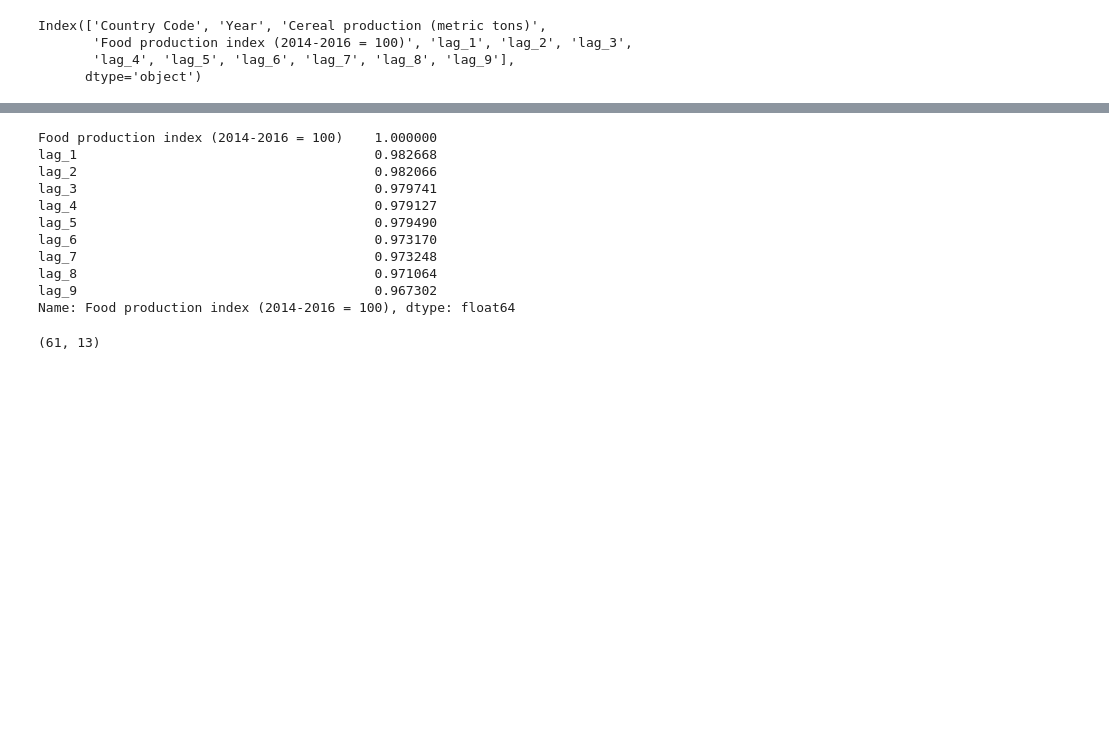
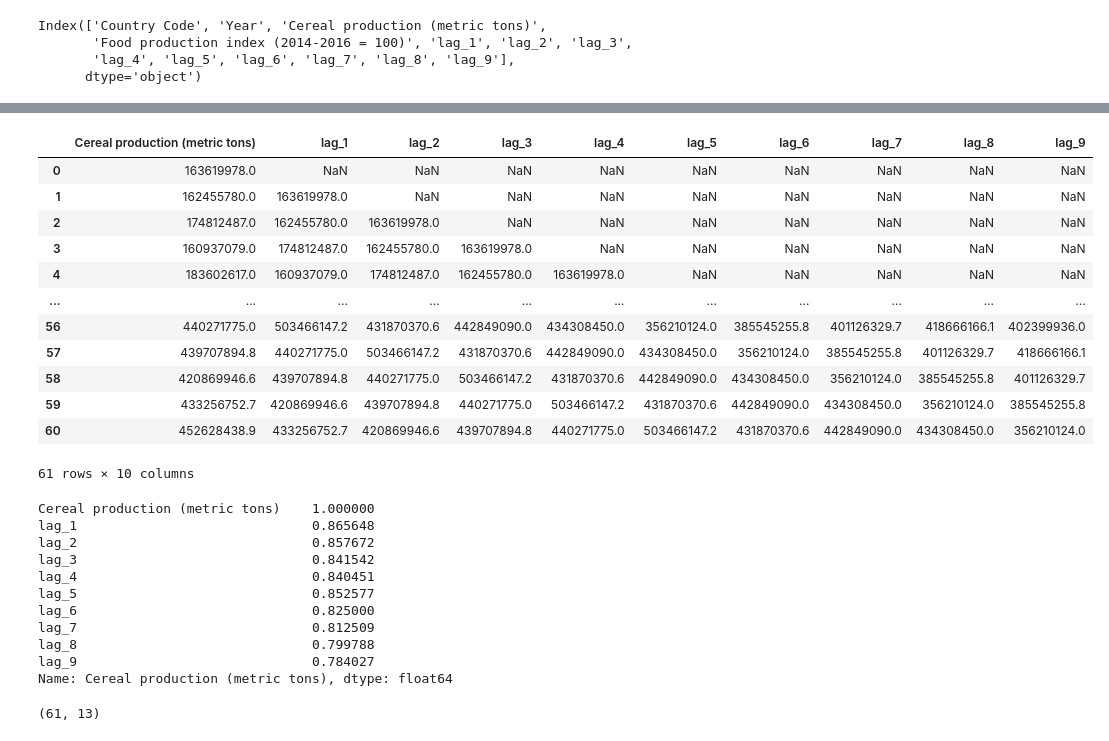
Before and after one commit to mkeohane01/food_inflation_analysis, a Jupyter notebook: notebooks/food_production.ipynb, the cells around one changed output, grey strips where cells are left out. Drawn from its saved outputs; the diff is of its cells as text; code cells hidden in the pictures; blank space fills up the shorter version.

```diff
--- a/notebooks/food_production.ipynb
+++ b/notebooks/food_production.ipynb
@@ -94,19 +116,35 @@ Index(['Country Code', 'Year', 'Cereal production (metric tons)',
+# %%
+test_df
+# %% [output]
+|  | Cereal production (metric tons) | lag_1 | lag_2 | lag_3 | lag_4 | lag_5 | lag_6 | lag_7 | lag_8 | lag_9 |
+| 0 | 163619978.0 | NaN | NaN | NaN | NaN | NaN | NaN | NaN | NaN | NaN |
+| 1 | 162455780.0 | 163619978.0 | NaN | NaN | NaN | NaN | NaN | NaN | NaN | NaN |
+| 2 | 174812487.0 | 162455780.0 | 163619978.0 | NaN | NaN | NaN | NaN | NaN | NaN | NaN |
+| 3 | 160937079.0 | 174812487.0 | 162455780.0 | 163619978.0 | NaN | NaN | NaN | NaN | NaN | NaN |
+| 4 | 183602617.0 | 160937079.0 | 174812487.0 | 162455780.0 | 163619978.0 | NaN | NaN | NaN | NaN | NaN |
+| ... | ... | ... | ... | ... | ... | ... | ... | ... | ... | ... |
+| 56 | 440271775.0 | 503466147.2 | 431870370.6 | 442849090.0 | 434308450.0 | 356210124.0 | 385545255.8 | 401126329.7 | 418666166.1 | 402399936.0 |
+| 57 | 439707894.8 | 440271775.0 | 503466147.2 | 431870370.6 | 442849090.0 | 434308450.0 | 356210124.0 | 385545255.8 | 401126329.7 | 418666166.1 |
+| 58 | 420869946.6 | 439707894.8 | 440271775.0 | 503466147.2 | 431870370.6 | 442849090.0 | 434308450.0 | 356210124.0 | 385545255.8 | 401126329.7 |
+| 59 | 433256752.7 | 420869946.6 | 439707894.8 | 440271775.0 | 503466147.2 | 431870370.6 | 442849090.0 | 434308450.0 | 356210124.0 | 385545255.8 |
+| 60 | 452628438.9 | 433256752.7 | 420869946.6 | 439707894.8 | 440271775.0 | 503466147.2 | 431870370.6 | 442849090.0 | 434308450.0 | 356210124.0 |
+61 rows × 10 columns
 # %%
-test_df=food_production.iloc[:,3:]
+
 correlation_matrix=test_df.corr()
-print(correlation_matrix['Food production index (2014-2016 = 100)'])
+print(correlation_matrix['Cereal production (metric tons)'])
 # %% [output]
-Food production index (2014-2016 = 100)    1.000000
-lag_1                                      0.982668
-lag_2                                      0.982066
-lag_3                                      0.979741
-lag_4                                      0.979127
-lag_5                                      0.979490
-lag_6                                      0.973170
-lag_7                                      0.973248
-lag_8                                      0.971064
-lag_9                                      0.967302
-Name: Food production index (2014-2016 = 100), dtype: float64
+Cereal production (metric tons)    1.000000
+lag_1                              0.865648
+lag_2                              0.857672
+lag_3                              0.841542
+lag_4                              0.840451
+lag_5                              0.852577
+lag_6                              0.825000
+lag_7                              0.812509
+lag_8                              0.799788
+lag_9                              0.784027
+Name: Cereal production (metric tons), dtype: float64
 # %%
 food_production.shape
 # %% [output]
```
Also changed, not shown: parts of 6 cells of this notebook, 5 other files.
